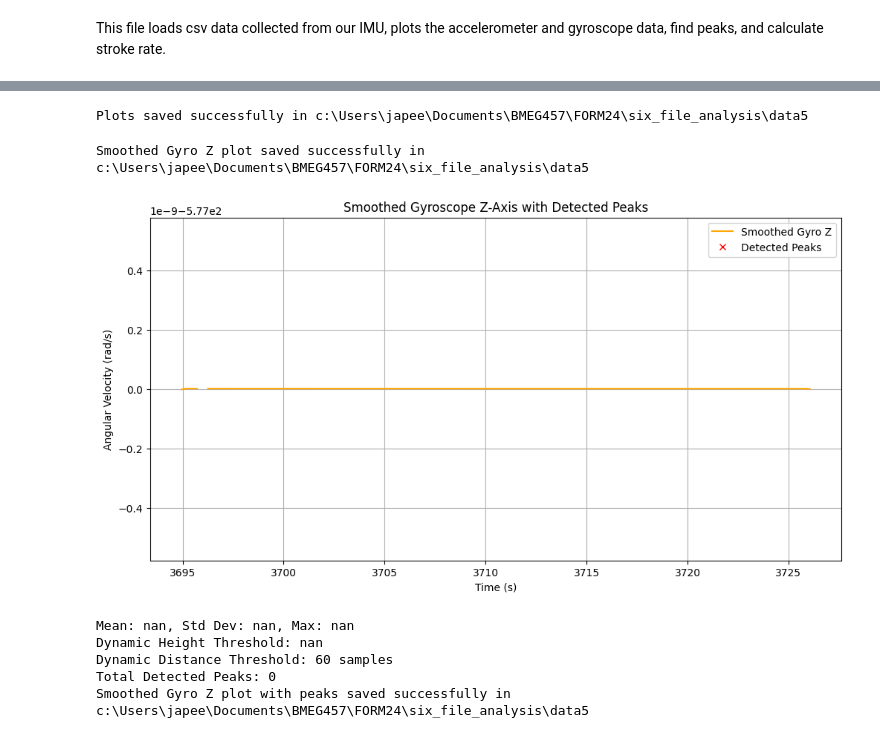
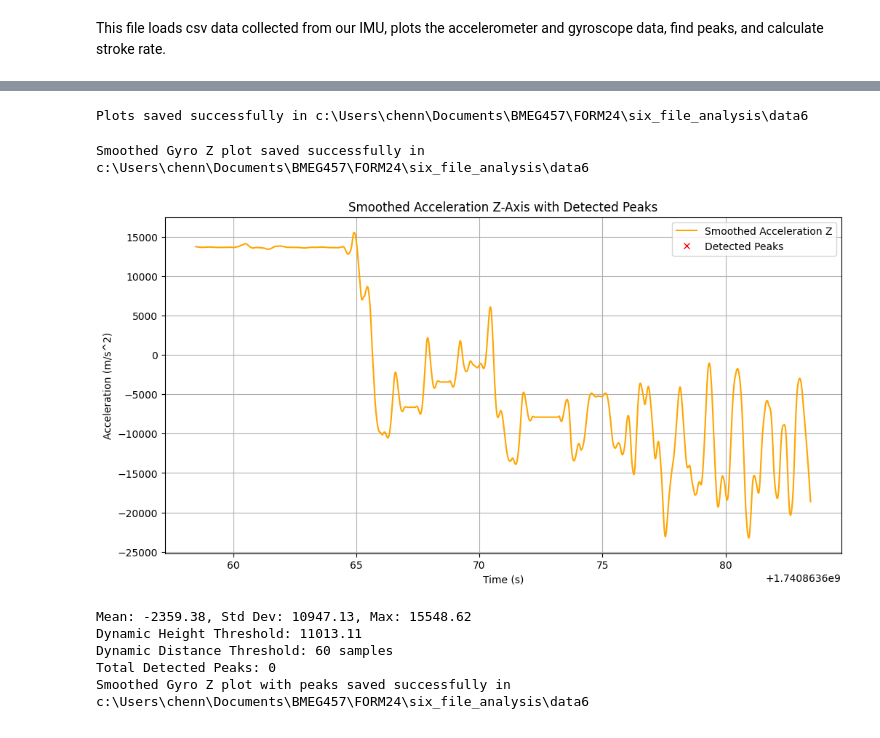
Before and after one commit to IddoSadeh/FORM24, a Jupyter notebook: esp IMU/imuProcess.ipynb, the cells around one changed output, grey strips where cells are left out. Drawn from its saved outputs; the diff is of its cells as text; code cells hidden in the pictures.

```diff
--- a/esp IMU/imuProcess.ipynb
+++ b/esp IMU/imuProcess.ipynb
@@ -6,7 +6,10 @@ import matplotlib.pyplot as plt
 # %%
 
 # Load the data
-file_path = "../downloaded_files/IMU_6.csv"
+#file_path = "../downloaded_files/datatest.csv"
+
+file_path = "data/10sec7stroke.csv"
+
 data = pd.read_csv(file_path, on_bad_lines='skip')
 
 # Ignore this
@@ -23,11 +26,11 @@ show_plots = True
 
 # Extract the columns
 timestamps = data['Time']
-accel_x = data['AccelX']
-accel_y = data['AccelY']
-accel_z = data['AccelZ']
-gyro_x = data['GyroX']
-gyro_y = data['GyroY']
-gyro_z = data['GyroZ']
+accel_x = data['Accel_X']
+accel_y = data['Accel_Y']
+accel_z = data['Accel_Z']
+gyro_x = data['Gyro_X']
+gyro_y = data['Gyro_Y']
+gyro_z = data['Gyro_Z']
 # %% [output]
 Data preview:
@@ -53,6 +56,6 @@ smoothed_gyro_z = savgol_filter(savgol_filter(gyro_z, window_length=25, polyorde
 # %%
 # Adjust timestamps to match the length of smoothed data and convert to seconds
-adjusted_timestamps = timestamps[:len(smoothed_accel_x)] / 1000
+adjusted_timestamps = timestamps[:len(smoothed_accel_x)]
 
 
 # Now, use adjusted_timestamps in the plots
@@ -155,7 +158,7 @@ for title, ylabel, filename, data, color in plot_data:
 
 print(f"Plots saved successfully in {save_path}")
 # %% [output]
-Plots saved successfully in c:\Users\japee\Documents\BMEG457\FORM24\six_file_analysis\data5
+Plots saved successfully in c:\Users\chenn\Documents\BMEG457\FORM24\six_file_analysis\data6
 # %%
 import os
 import matplotlib.pyplot as plt
@@ -179,7 +182,7 @@ plt.close()
 
 print(f"Smoothed Gyro Z plot saved successfully in {save_path}")
 # %% [output]
-Smoothed Gyro Z plot saved successfully in c:\Users\japee\Documents\BMEG457\FORM24\six_file_analysis\data5
+Smoothed Gyro Z plot saved successfully in c:\Users\chenn\Documents\BMEG457\FORM24\six_file_analysis\data6
 # %%
 from scipy.signal import find_peaks
 import numpy as np
@@ -188,12 +191,12 @@ import os
 
 # Use adjusted timestamps and smoothed gyro data
 timestamps = np.array(adjusted_timestamps) # Ensure timestamps are NumPy array
-gyro_z = np.array(smoothed_gyro_z)  # Use smoothed gyro Z data
+gyro_z = np.array(smoothed_accel_z)  # Use smoothed gyro Z data
 
 # Calculate dynamic thresholds
-mean_value = np.mean(gyro_z)
-std_dev = np.std(gyro_z)
-max_value = np.max(gyro_z)
+mean_value = np.mean(smoothed_accel_z)
+std_dev = np.std(smoothed_accel_z)
+max_value = np.max(smoothed_accel_z)
 
 # Dynamically set the 'height' threshold based on mean and standard deviation
 height_threshold = 0.9 * mean_value + 1.2 * std_dev
@@ -204,44 +207,44 @@ distance_threshold = int(sampling_rate * 2)  # Peaks can't be within this distan
 
 # Detect peaks
 peaks, properties = find_peaks(
-    gyro_z,
+    smoothed_accel_z,
     height=height_threshold,  # Minimum height
     distance=distance_threshold,  # Minimum distance between peaks
     prominence=0.5 * std_dev
 )
 
 # Plot smoothed gyro Z data with detected peaks
 plt.figure(figsize=(12, 6))
-plt.plot(timestamps, gyro_z, label='Smoothed Gyro Z', color='orange')
+plt.plot(timestamps, smoothed_accel_z, label='Smoothed Acceleration Z', color='orange')
 plt.plot(timestamps[peaks], gyro_z[peaks], 'rx', label='Detected Peaks')
-plt.title('Smoothed Gyroscope Z-Axis with Detected Peaks')
+plt.title('Smoothed Acceleration Z-Axis with Detected Peaks')
 plt.xlabel('Time (s)')
-plt.ylabel('Angular Velocity (rad/s)')
+plt.ylabel('Acceleration (m/s^2)')
 plt.legend()
 plt.grid(True)
 
 # Display the plot
 plt.show()
 
 # Save the plot
 save_path = os.path.join(os.path.dirname(os.getcwd()), "six_file_analysis", data_set_temp_string)
 os.makedirs(save_path, exist_ok=True)
-plt.savefig(os.path.join(save_path, "Smoothed_Gyro_Z_Peaks.png"))
+plt.savefig(os.path.join(save_path, "Smoothed_Accel_Z_Peaks.png"))
 plt.close()
 
 # Print debugging info
 print(f"Mean: {mean_value:.2f}, Std Dev: {std_dev:.2f}, Max: {max_value:.2f}")
 print(f"Dynamic Height Threshold: {height_threshold:.2f}")
 print(f"Dynamic Distance Threshold: {distance_threshold} samples")
 print(f"Total Detected Peaks: {len(peaks)}")
 print(f"Smoothed Gyro Z plot with peaks saved successfully in {save_path}")
 # %% [output]
-[figure, old version]
+[figure, new version]
-Mean: nan, Std Dev: nan, Max: nan
-Dynamic Height Threshold: nan
+Mean: -2359.38, Std Dev: 10947.13, Max: 15548.62
+Dynamic Height Threshold: 11013.11
 Dynamic Distance Threshold: 60 samples
 Total Detected Peaks: 0
-Smoothed Gyro Z plot with peaks saved successfully in c:\Users\japee\Documents\BMEG457\FORM24\six_file_analysis\data5
+Smoothed Gyro Z plot with peaks saved successfully in c:\Users\chenn\Documents\BMEG457\FORM24\six_file_analysis\data6
 # %%
 # This Block calculates stroke rate.
 # It uses a sliding time window of the last 3 seconds to count
```
Also changed, not shown: parts of 5 cells of this notebook, 13 other files.
